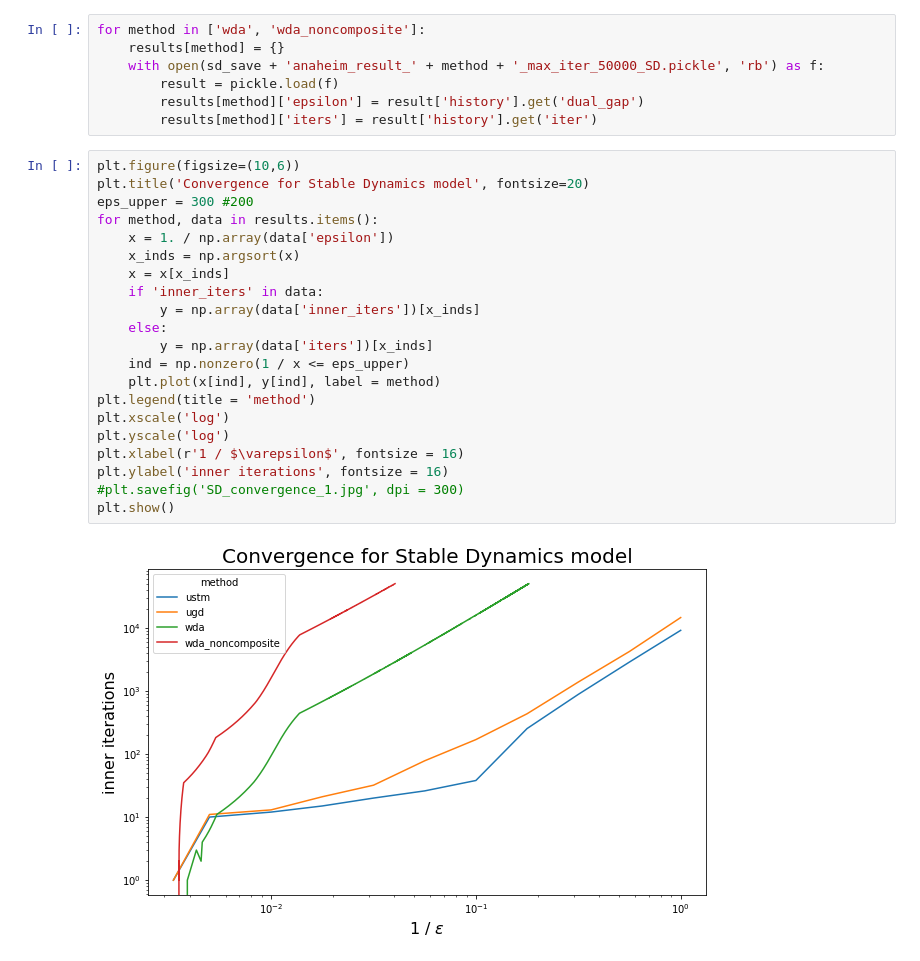
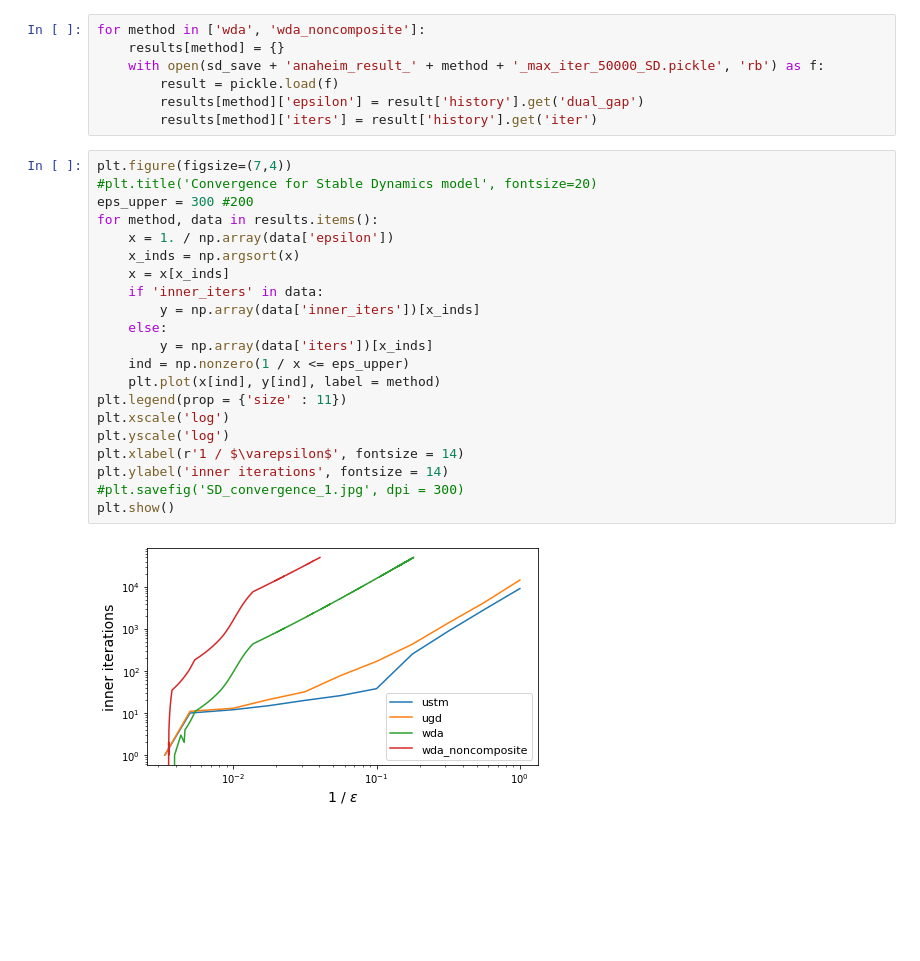
Before and after one commit to MeruzaKub/TransportNet, a Jupyter notebook: Stable Dynamic & Beckman/Anaheim_Stable_Dynamics_Experiments.ipynb, the cells around one changed output. Drawn from its saved outputs; the diff is of its cells as text; blank space fills up the shorter version.

```diff
--- a/Stable Dynamic & Beckman/Anaheim_Stable_Dynamics_Experiments.ipynb
+++ b/Stable Dynamic & Beckman/Anaheim_Stable_Dynamics_Experiments.ipynb
@@ -308,25 +308,25 @@ for method in ['wda', 'wda_noncomposite']:
         results[method]['epsilon'] = result['history'].get('dual_gap')
         results[method]['iters'] = result['history'].get('iter')
 # %%
-plt.figure(figsize=(10,6))
-plt.title('Convergence for Stable Dynamics model', fontsize=20)
+plt.figure(figsize=(7,4))
+#plt.title('Convergence for Stable Dynamics model', fontsize=20)
 eps_upper = 300 #200
 for method, data in results.items():
     x = 1. / np.array(data['epsilon'])
     x_inds = np.argsort(x)
     x = x[x_inds]
     if 'inner_iters' in data:
         y = np.array(data['inner_iters'])[x_inds]
     else:
         y = np.array(data['iters'])[x_inds]
     ind = np.nonzero(1 / x <= eps_upper)
     plt.plot(x[ind], y[ind], label = method)
-plt.legend(title = 'method')
+plt.legend(prop = {'size' : 11})
 plt.xscale('log')
 plt.yscale('log')
-plt.xlabel(r'1 / $\varepsilon$', fontsize = 16)
-plt.ylabel('inner iterations', fontsize = 16)
+plt.xlabel(r'1 / $\varepsilon$', fontsize = 14)
+plt.ylabel('inner iterations', fontsize = 14)
 #plt.savefig('SD_convergence_1.jpg', dpi = 300)
 plt.show()
 # %% [output]
-[figure, old version]
+[figure, new version]
```
Also changed, not shown: 17 other files.
